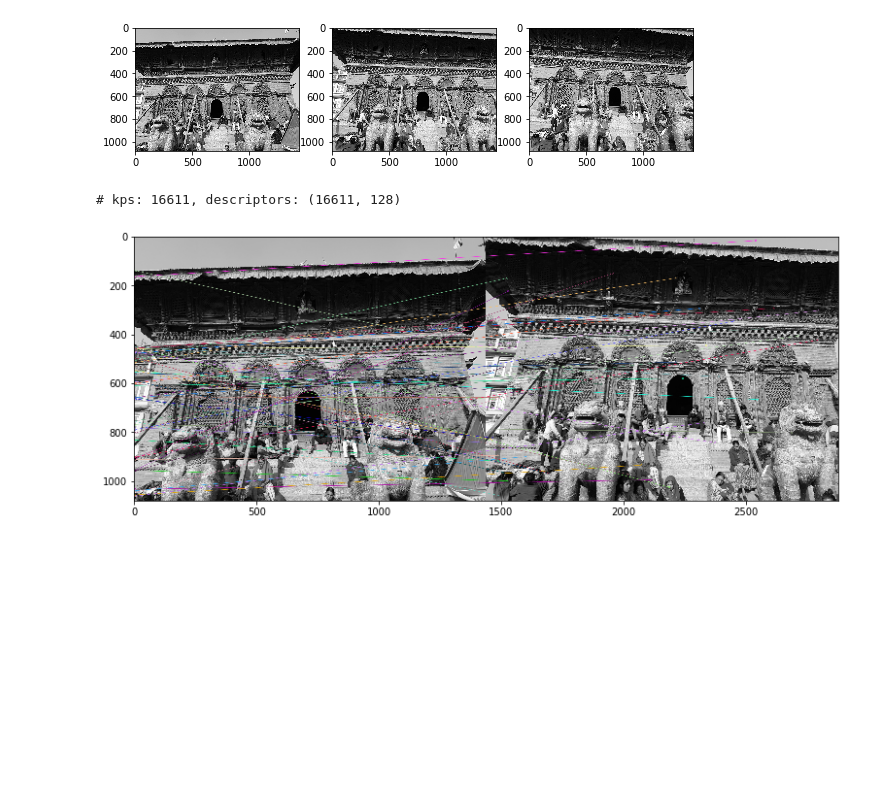
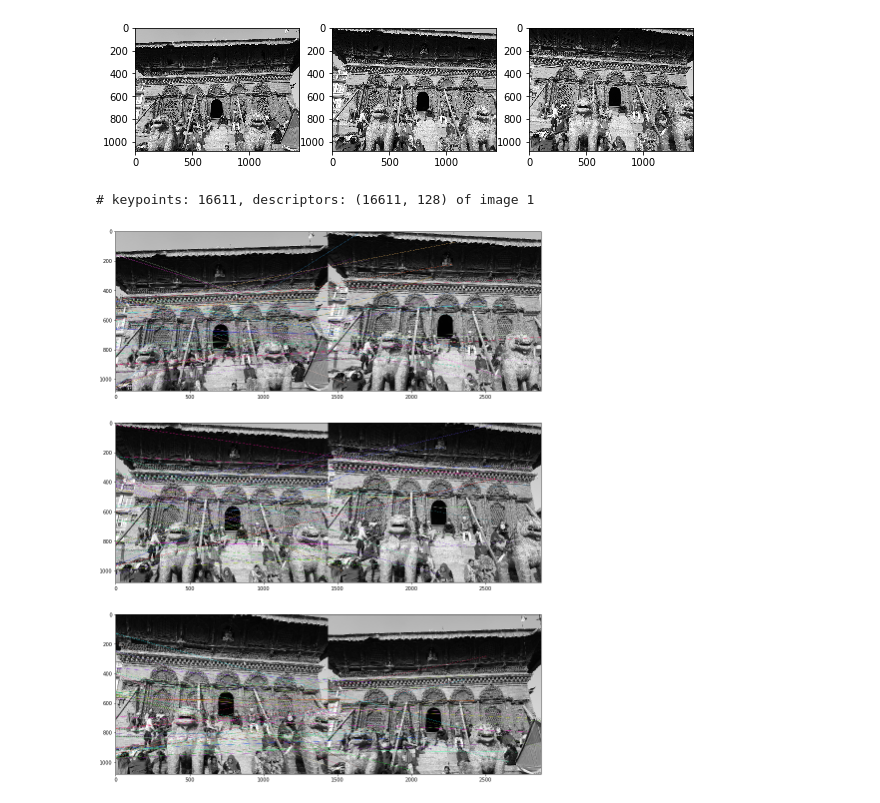
Before and after one commit to puncoz/ai_school_lab, a Jupyter notebook: day4/3d_reconstruction/3d-reconstruction.ipynb, the cells around one changed output. Saved outputs shown, nothing was run; the diff lists cells and outputs as text; code cells hidden in the pictures; blank space fills up the shorter version.

```diff
--- a/day4/3d_reconstruction/3d-reconstruction.ipynb
+++ b/day4/3d_reconstruction/3d-reconstruction.ipynb
@@ -5,5 +6,8 @@ import matplotlib.pyplot as plt
 
 %matplotlib inline
+# %%
+# Hyper-paramters
+matches_threshold = 0.75
 # %%
 def plotGrayscaleImage(image):
     h,w = image.shape[:2]
@@ -36,33 +40,57 @@ plt.show()
 sift = cv2.xfeatures2d.SIFT_create()
 # %%
 # find the keypoints and descriptors with SIFT
-kp1, des1 = sift.detectAndCompute(img1, None)
-kp2, des2 = sift.detectAndCompute(img2, None)
-kp2, des3 = sift.detectAndCompute(img3, None)
+keypoint1, descriptor1 = sift.detectAndCompute(img1, None)
+keypoint2, descriptor2 = sift.detectAndCompute(img2, None)
+keypoint3, descriptor3 = sift.detectAndCompute(img3, None)
 
-print("# kps: {}, descriptors: {}".format(len(kp1), des1.shape))
+print("# keypoints: {}, descriptors: {} of image 1".format(len(keypoint1), descriptor1.shape))
 # %% [output]
-# kps: 16611, descriptors: (16611, 128)
+# keypoints: 16611, descriptors: (16611, 128) of image 1
 # %%
 # BFMatcher with default params
 bf = cv2.BFMatcher()
-matches12 = bf.knnMatch(des1, des2, k=2)
+matches12 = bf.knnMatch(descriptor1, descriptor2, k=2)
+matches23 = bf.knnMatch(descriptor2, descriptor3, k=2)
+matches31 = bf.knnMatch(descriptor3, descriptor1, k=2)
 # %%
 # Apply ratio test
-good12 = []
-for m,n in matches12:
-    if m.distance > 0.75 * n.distance:
-        good12.append([m])
+def bestMatches(matches, threshold):
+    bestmatches = []
+    bestmatchesListOfList = []
+    for m,n in matches:
+        if m.distance > threshold * n.distance:
+            bestmatches.append(m)
+            bestmatchesListOfList.append([m])
+    return bestmatches, bestmatchesListOfList
-# %%
-# cv2.drawMatchesKnn expects list of lists as matches.
-img12 = cv2.drawMatchesKnn(img1,kp1, img2,kp2, good12[:50],None,flags=2)
-
-
-figure = plt.figure(figsize=(20.0, 5.0))
-plt.imshow(img12)
-plt.show()
-# %% [output]
-[figure, removed]
+# %%
+bestmatches12, bestmatchesList12 = bestMatches(matches12, matches_threshold)
+bestmatches23, bestmatchesList23 = bestMatches(matches23, matches_threshold)
+bestmatches31, bestmatchesList31 = bestMatches(matches31, matches_threshold)
+# %%
+# cv2.drawMatchesKnn expects list of lists as matches while drawMatches dont required list
+# eg:
+# img12 = cv2.drawMatches(img1,keypoint1, img2,keypoint2, bestmatches12,None,flags=2)
+# img12 = cv2.drawMatchesKnn(img1,keypoint1, img2,keypoint2, bestmatchesList12,None,flags=2)
+
+img12 = cv2.drawMatchesKnn(img1,keypoint1, img2,keypoint2, bestmatchesList12[:50],None,flags=2)
+img23 = cv2.drawMatchesKnn(img2,keypoint2, img3,keypoint3, bestmatchesList12[:50],None,flags=2)
+img31 = cv2.drawMatchesKnn(img3,keypoint3, img1,keypoint1, bestmatchesList12[:50],None,flags=2)
+
+figure = plt.figure(figsize=(20.0, 20.0))
+
+plt.subplot(311)
+plt.imshow(img12)
+
+plt.subplot(312)
+plt.imshow(img23)
+
+plt.subplot(313)
+plt.imshow(img31)
+
+plt.show()
+# %% [output]
+[figure, added]
 # %%
 # Normalize points with K^{-1}
 # (u v 1) = K^-1 * (u’ v’ 1)
```
Also changed, not shown: parts of 17 cells of this notebook, 1 other file.
